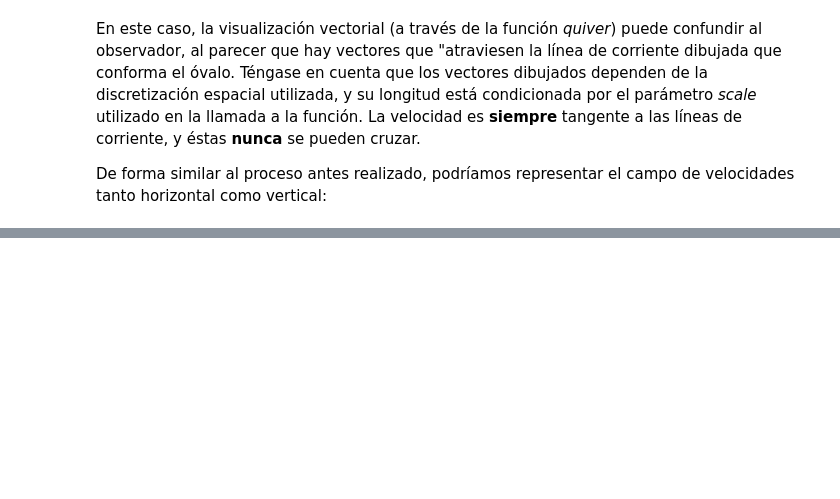
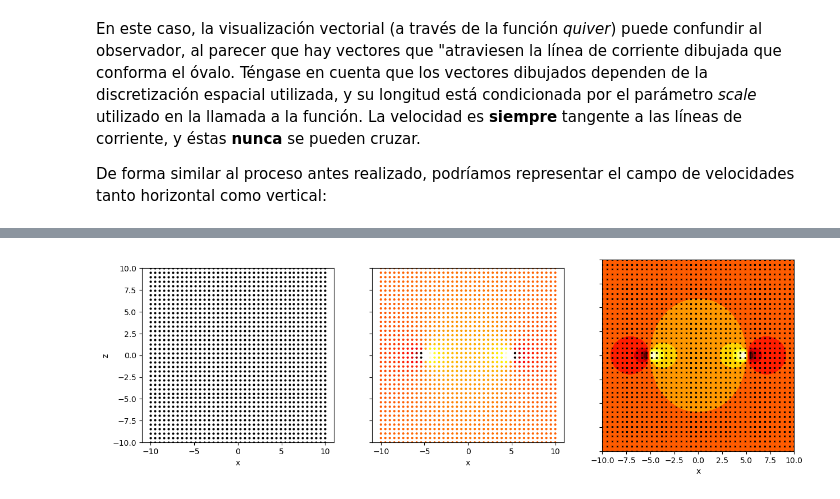
Before and after one commit to AMartinezCava/pyAero, a Jupyter notebook: 1.RANKINE/1b.Notebook_RANKINE - SOL.ipynb, the cells around one changed output, grey strips where cells are left out. Cells and saved outputs as stored; diff of their text form; code cells hidden in the pictures; blank space fills up the shorter version.

```diff
--- a/1.RANKINE/1b.Notebook_RANKINE - SOL.ipynb
+++ b/1.RANKINE/1b.Notebook_RANKINE - SOL.ipynb
@@ -164,0 +168,16 @@ plt.show()
+# %%
+fig, axes = plt.subplots(1, 3, sharey=True, figsize=(15,8))
+ax1, ax2, ax3 = axes.flatten()
+
+ax1.scatter(Xm, Zm, s=4, c='k')
+ax1.set_ylabel('z')
+ax2.scatter(Xm, Zm, s=4, c=u, cmap='hot')
+ax3.plot(Xm, Zm, 'kx', markersize=2)
+ax3.contourf(Xm, Zm, u, 10, cmap='hot')
+
+for ax in axes:
+    ax.set_aspect('equal','box')
+    ax.set_xlabel('x')
+#plt.tight_layout()
+# %% [output]
+[figure, added]
```
Also changed, not shown: parts of 9 cells of this notebook, 1 other file.
